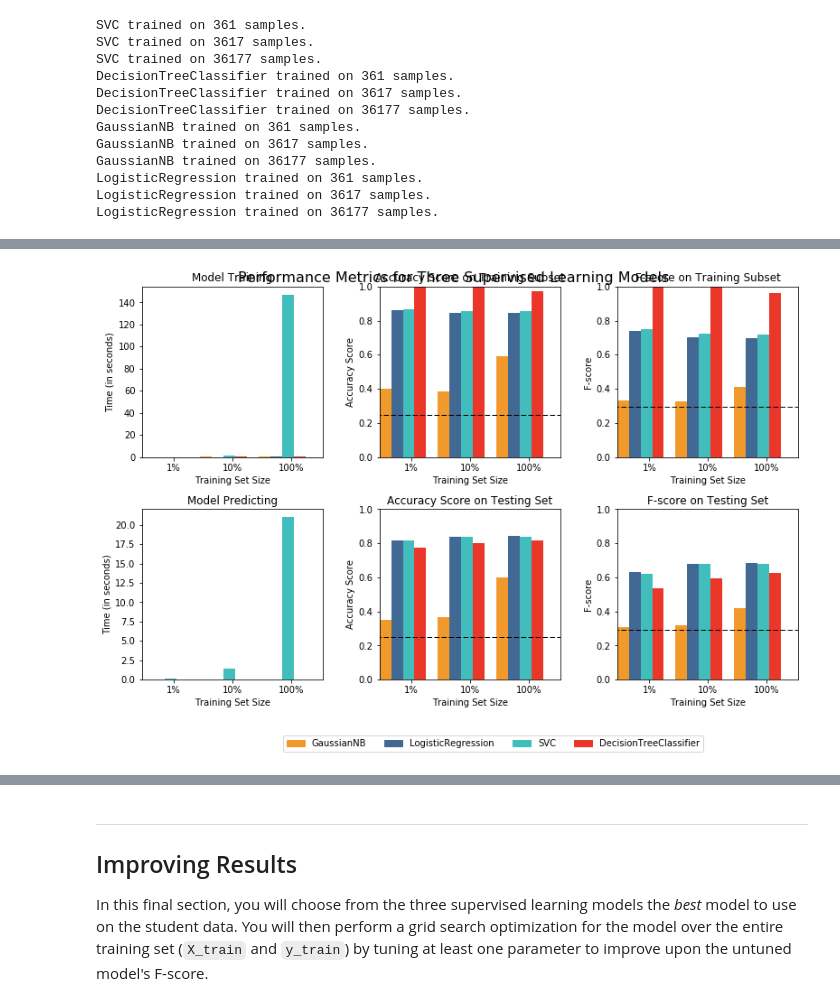
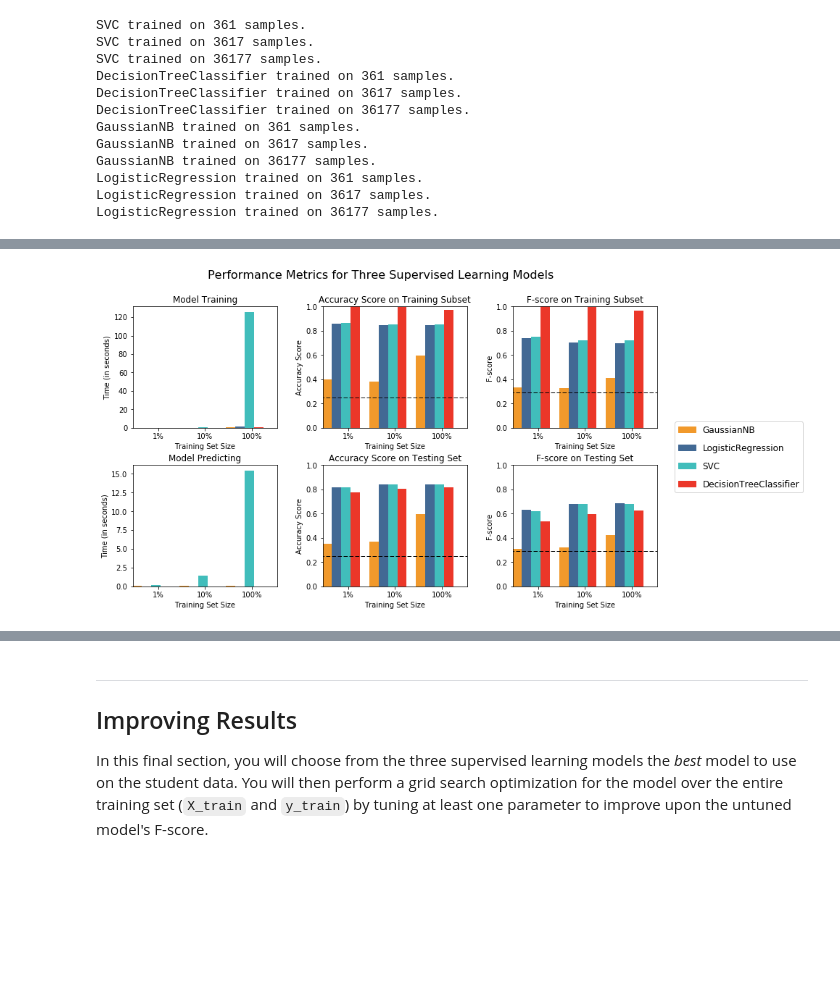
Before and after one commit to hsherwoodcoombs/Machine-Learning, a Jupyter notebook: projects/finding_donors/finding_donors.ipynb, the cells around one changed output, grey strips where cells are left out. Cells and saved outputs as stored; diff of their text form; code cells hidden in the pictures; blank space fills up the shorter version.

```diff
--- a/projects/finding_donors/finding_donors.ipynb
+++ b/projects/finding_donors/finding_donors.ipynb
@@ -500,6 +500,8 @@ def eval(results, accuracy, f1):
 
     # Create figure
     fig, ax = pl.subplots(2, 3, figsize = (11,7))
+    st = fig.suptitle("Performance Metrics for Three Supervised Learning Models", fontsize = 16)
+
 
     # Constants
     bar_width = 0.2
@@ -532,37 +534,38 @@ def eval(results, accuracy, f1):
     ax[1, 0].set_title("Model Predicting")
     ax[1, 1].set_title("Accuracy Score on Testing Set")
     ax[1, 2].set_title("F-score on Testing Set")
 
     # Add horizontal lines for naive predictors
     ax[0, 1].axhline(y = accuracy, xmin = -0.1, xmax = 4.0, linewidth = 1, color = 'k', linestyle = 'dashed')
     ax[1, 1].axhline(y = accuracy, xmin = -0.1, xmax = 4.0, linewidth = 1, color = 'k', linestyle = 'dashed')
     ax[0, 2].axhline(y = f1, xmin = -0.1, xmax = 4.0, linewidth = 1, color = 'k', linestyle = 'dashed')
     ax[1, 2].axhline(y = f1, xmin = -0.1, xmax = 4.0, linewidth = 1, color = 'k', linestyle = 'dashed')
 
     # Set y-limits for score panels
     ax[0, 1].set_ylim((0, 1))
     ax[0, 2].set_ylim((0, 1))
     ax[1, 1].set_ylim((0, 1))
     ax[1, 2].set_ylim((0, 1))
 
     # Create patches for the legend
     patches = []
     for i, learner in enumerate(results.keys()):
         patches.append(mpatches.Patch(color = colors[i], label = learner))
-    pl.legend(handles = patches, loc='best', bbox_to_anchor=(0.5, -0.3), ncol = 4)
-
+    pl.legend(handles = patches, fontsize="large", labelspacing=1, bbox_to_anchor=(1, 1.5), loc=2, borderaxespad=2)
 
 
     # Aesthetics
-    pl.suptitle("Performance Metrics for Three Supervised Learning Models", fontsize = 16)
+#     pl.suptitle("Performance Metrics for Three Supervised Learning Models", fontsize = 16)
     pl.tight_layout()
+    st.set_y(0.95)
+    pl.subplots_adjust(top=0.85)
     pl.show()
 
 
 # Run metrics visualization for the three supervised learning models chosen
 eval(results, accuracy, fscore)
 # %% [output]
-[figure, old version]
+[figure, new version]
 # %%
 print len(results.items())
 list(results.keys())
```
Also changed, not shown: parts of 19 cells of this notebook.
